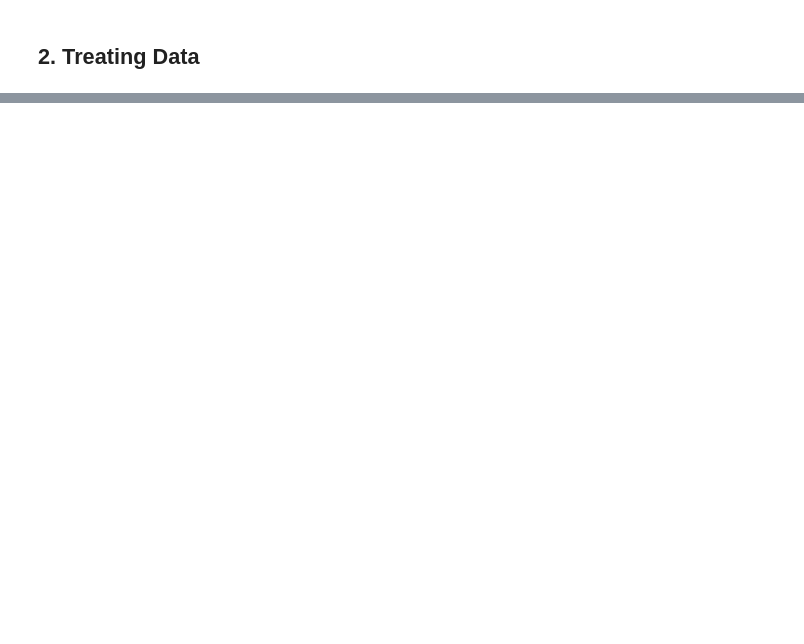
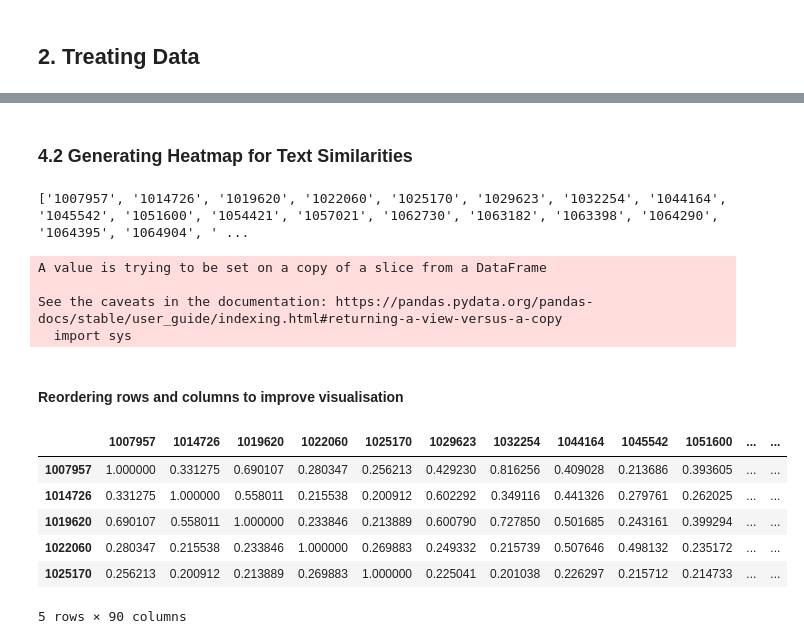
Before and after one commit to thiagolrpinho/nlp-similarity-models, a Jupyter notebook: main.ipynb, the cells around one changed output, grey strips where cells are left out. Drawn from its saved outputs; the diff is of its cells as text; code cells hidden in the pictures; blank space fills up the shorter version.

```diff
--- a/main.ipynb
+++ b/main.ipynb
@@ -179,0 +187,3 @@ distance.jensenshannon(same_shape_probabilities[0], same_shape_probabilities[1])
+# %%
+pair_text_filename = "text_pairs" + str(num_samples)
+pair_text_parquet_filename = RELATIVE_FOLDER_PATH + pair_text_filename + ".parquet.gzip"
@@ -179,0 +194,3 @@ distance.jensenshannon(same_shape_probabilities[0], same_shape_probabilities[1])
+# %%
+pair_text_df = pd.read_parquet(pair_text_parquet_filename)
+print(pair_text_df.head())
@@ -179,0 +211,47 @@ distance.jensenshannon(same_shape_probabilities[0], same_shape_probabilities[1])
+# %% [markdown]
+### 4.2 Generating Heatmap for Text Similarities
+# %%
+unique_ids_list = pair_text_df['question1_id'].unique().tolist()
+
+unique_ids_list.sort()
+print(unique_ids_list)
+# %% [output]
+['1007957', '1014726', '1019620', '1022060', '1025170', '1029623', '1032254', '1044164', '1045542', '1051600', '1054421', '1057021', '1062730', '1063182', '1063398', '1064290', '1064395', '1064904', ' ...
+# %%
+dimension = len(unique_ids_list)
+distances_mapped = dict()
+for choosen_id in unique_ids_list:
+    choosen_question_mask = pair_text_df['question1_id'].values == choosen_id
+    compared_df = pair_text_df[choosen_question_mask]
+
+    compared_df.sort_values(by=['question2_id'], inplace=True)
+
+    compared_ids_list = compared_df['question2_id'].to_list()
+    if compared_ids_list != unique_ids_list:
+        break
+        print("An error ocurred")
+
+    predictions_list = []
+    for pair_text_index, pair_text_row in compared_df.iterrows():
+        row_distance = 1 - distance.jensenshannon(pair_text_row['question1'], pair_text_row['question2'])
+        predictions_list.append(row_distance)
+    distances_mapped[choosen_id] = predictions_list
+# %% [output]
+A value is trying to be set on a copy of a slice from a DataFrame
+
+See the caveats in the documentation: https://pandas.pydata.org/pandas-docs/stable/user_guide/indexing.html#returning-a-view-versus-a-copy
+  import sys
+# %% [markdown]
+#### Reordering rows and columns to improve visualisation
+# %%
+mapped_distances_df = pd.DataFrame.from_dict(distances_mapped, orient='index',
+                       columns=unique_ids_list)
+mapped_distances_df.head()
+# %% [output]
+|  | 1007957 | 1014726 | 1019620 | 1022060 | 1025170 | 1029623 | 1032254 | 1044164 | 1045542 | 1051600 | ... | ... |
+| 1007957 | 1.000000 | 0.331275 | 0.690107 | 0.280347 | 0.256213 | 0.429230 | 0.816256 | 0.409028 | 0.213686 | 0.393605 | ... | ... |
+| 1014726 | 0.331275 | 1.000000 | 0.558011 | 0.215538 | 0.200912 | 0.602292 | 0.349116 | 0.441326 | 0.279761 | 0.262025 | ... | ... |
+| 1019620 | 0.690107 | 0.558011 | 1.000000 | 0.233846 | 0.213889 | 0.600790 | 0.727850 | 0.501685 | 0.243161 | 0.399294 | ... | ... |
+| 1022060 | 0.280347 | 0.215538 | 0.233846 | 1.000000 | 0.269883 | 0.249332 | 0.215739 | 0.507646 | 0.498132 | 0.235172 | ... | ... |
+| 1025170 | 0.256213 | 0.200912 | 0.213889 | 0.269883 | 1.000000 | 0.225041 | 0.201038 | 0.226297 | 0.215712 | 0.214733 | ... | ... |
+5 rows × 90 columns
```
Also changed, not shown: parts of 23 cells of this notebook, 1 other file.
